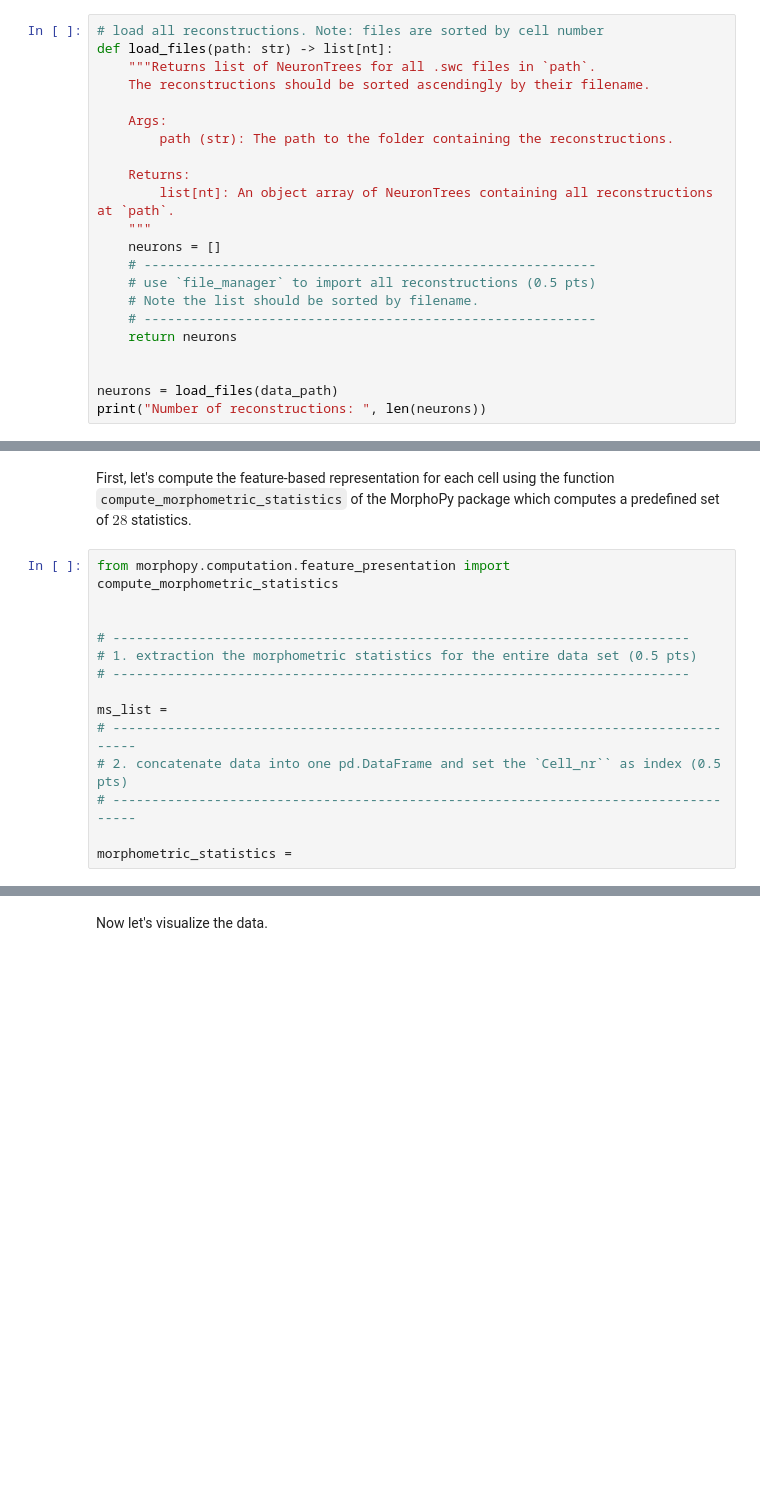
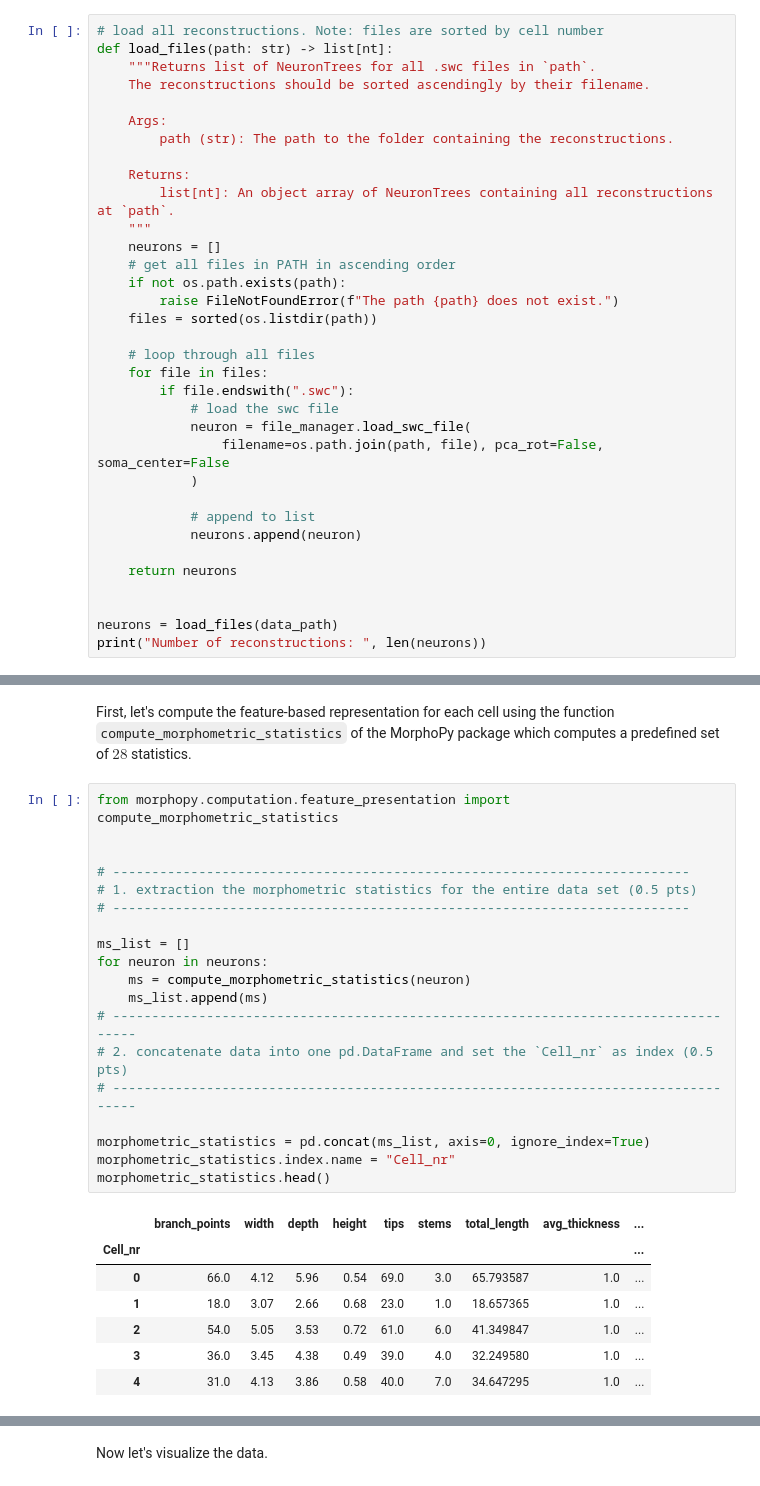
Before and after one commit to JuliusGrote/NDS_2025, a Jupyter notebook: notebooks/CodingLab8.ipynb, the cells around one changed output, grey strips where cells are left out. Cells and saved outputs as stored; diff of their text form; blank space fills up the shorter version.

```diff
--- a/notebooks/CodingLab8.ipynb
+++ b/notebooks/CodingLab8.ipynb
@@ -210,10 +215,22 @@ def load_files(path: str) -> list[nt]:
         list[nt]: An object array of NeuronTrees containing all reconstructions at `path`.
     """
     neurons = []
-    # ----------------------------------------------------------
-    # use `file_manager` to import all reconstructions (0.5 pts)
-    # Note the list should be sorted by filename.
-    # ----------------------------------------------------------
+    # get all files in PATH in ascending order
+    if not os.path.exists(path):
+        raise FileNotFoundError(f"The path {path} does not exist.")
+    files = sorted(os.listdir(path))
+
+    # loop through all files
+    for file in files:
+        if file.endswith(".swc"):
+            # load the swc file
+            neuron = file_manager.load_swc_file(
+                filename=os.path.join(path, file), pca_rot=False, soma_center=False
+            )
+
+            # append to list
+            neurons.append(neuron)
+
     return neurons
 
 
@@ -232,14 +249,27 @@ First, let's compute the feature-based representation for each cell using the fu
 # %%
 from morphopy.computation.feature_presentation import compute_morphometric_statistics
 
 
 # --------------------------------------------------------------------------
 # 1. extraction the morphometric statistics for the entire data set (0.5 pts)
 # --------------------------------------------------------------------------
 
-ms_list =
+ms_list = []
+for neuron in neurons:
+    ms = compute_morphometric_statistics(neuron)
+    ms_list.append(ms)
 # -----------------------------------------------------------------------------------
-# 2. concatenate data into one pd.DataFrame and set the `Cell_nr`` as index (0.5 pts)
+# 2. concatenate data into one pd.DataFrame and set the `Cell_nr` as index (0.5 pts)
 # -----------------------------------------------------------------------------------
 
-morphometric_statistics =
+morphometric_statistics = pd.concat(ms_list, axis=0, ignore_index=True)
+morphometric_statistics.index.name = "Cell_nr"
+morphometric_statistics.head()
+# %% [output]
+|  | branch_points | width | depth | height | tips | stems | total_length | avg_thickness | ... |
+| Cell_nr |  |  |  |  |  |  |  |  | ... |
+| 0 | 66.0 | 4.12 | 5.96 | 0.54 | 69.0 | 3.0 | 65.793587 | 1.0 | ... |
+| 1 | 18.0 | 3.07 | 2.66 | 0.68 | 23.0 | 1.0 | 18.657365 | 1.0 | ... |
+| 2 | 54.0 | 5.05 | 3.53 | 0.72 | 61.0 | 6.0 | 41.349847 | 1.0 | ... |
+| 3 | 36.0 | 3.45 | 4.38 | 0.49 | 39.0 | 4.0 | 32.249580 | 1.0 | ... |
+| 4 | 31.0 | 4.13 | 3.86 | 0.58 | 40.0 | 7.0 | 34.647295 | 1.0 | ... |
```
Also changed, not shown: parts of 8 cells of this notebook, 1 other file.
